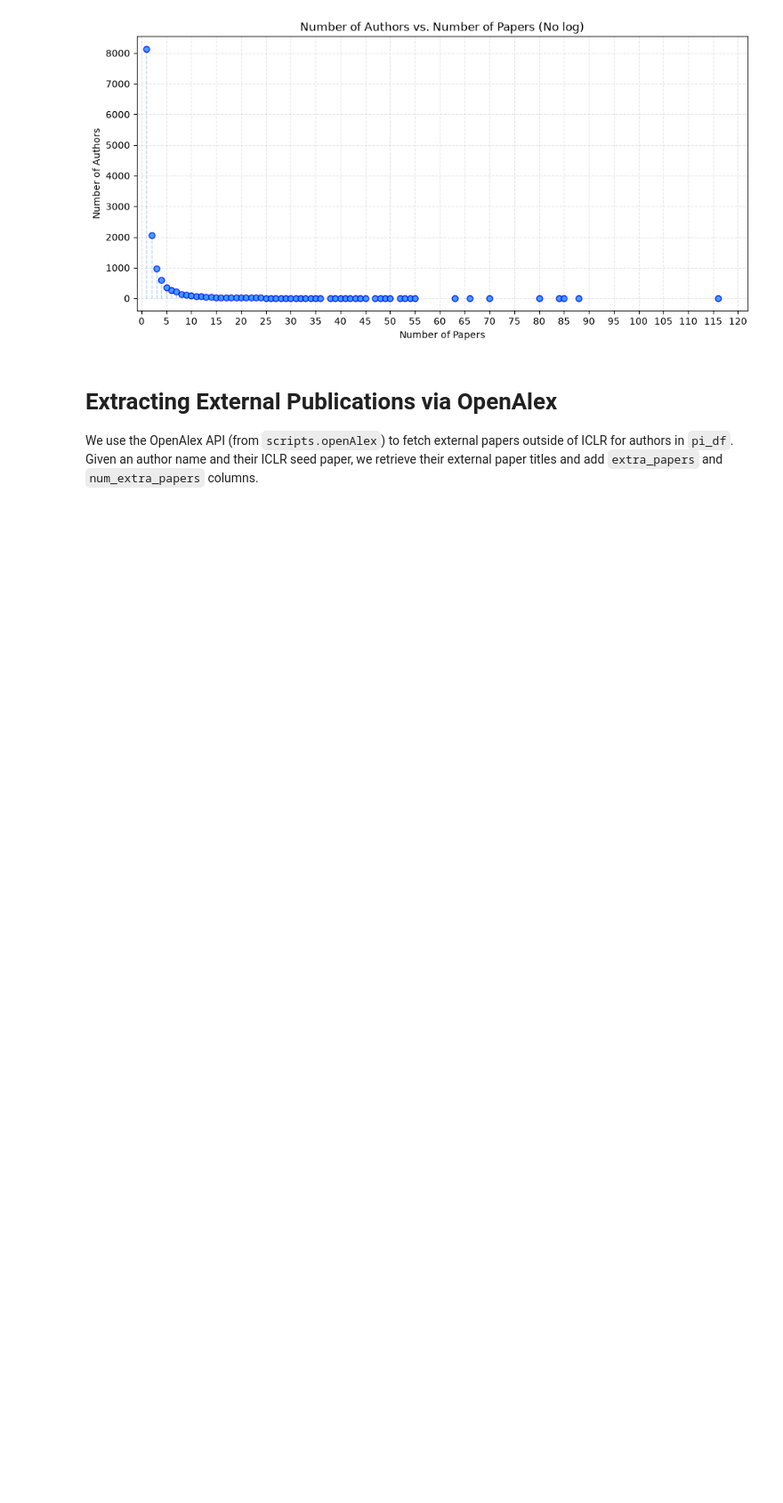
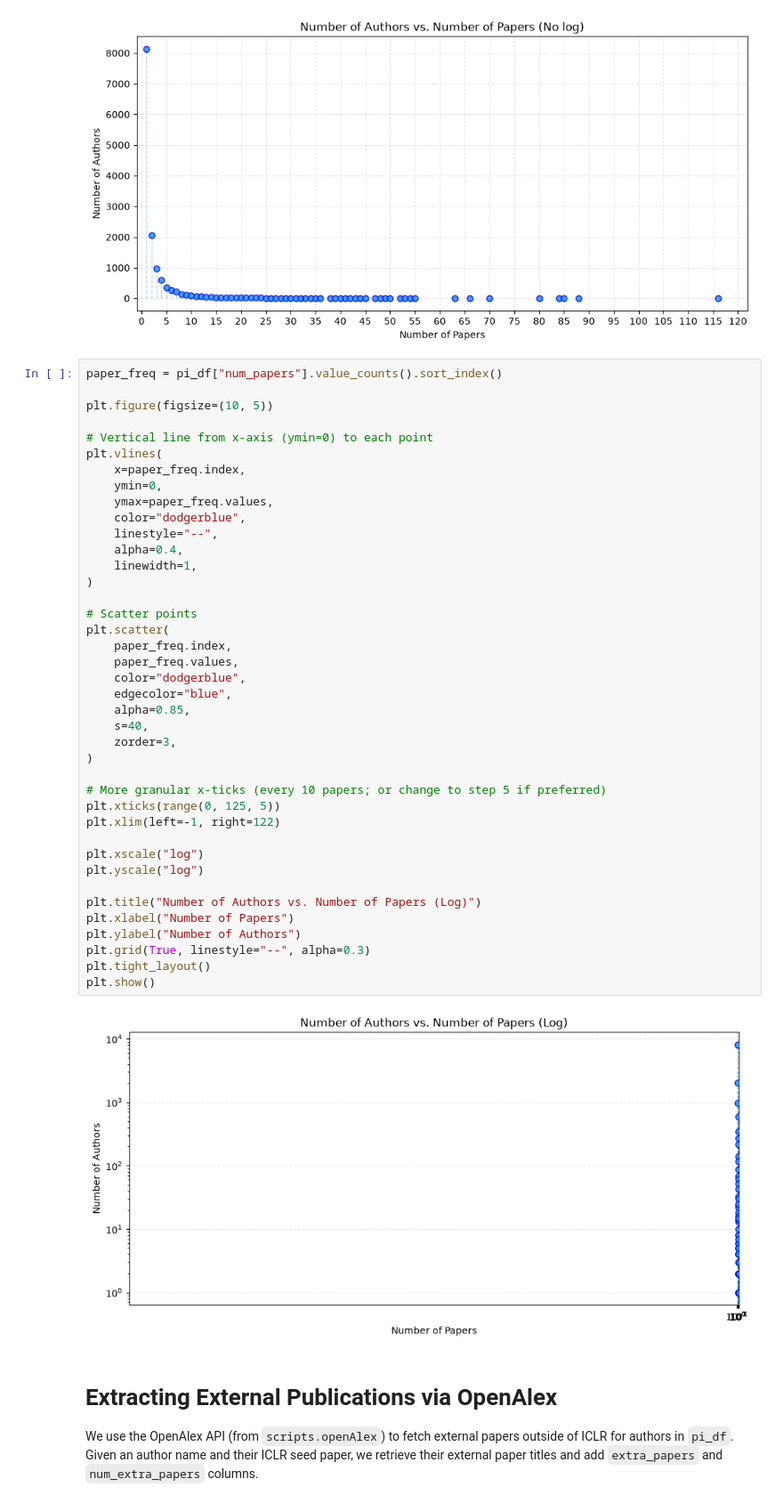
Before and after one commit to angellicodigo/COS424_Project, a Jupyter notebook: initial_analysis.ipynb, the cells around one changed output. Shown at 89% size. Cells and saved outputs as stored; diff of their text form; blank space fills up the shorter version.

```diff
--- a/initial_analysis.ipynb
+++ b/initial_analysis.ipynb
@@ -69,6 +69,48 @@ plt.tight_layout()
 plt.show()
 # %% [output]
 [figure]
+# %%
+paper_freq = pi_df["num_papers"].value_counts().sort_index()
+
+plt.figure(figsize=(10, 5))
+
+# Vertical line from x-axis (ymin=0) to each point
+plt.vlines(
+    x=paper_freq.index,
+    ymin=0,
+    ymax=paper_freq.values,
+    color="dodgerblue",
+    linestyle="--",
+    alpha=0.4,
+    linewidth=1,
+)
+
+# Scatter points
+plt.scatter(
+    paper_freq.index,
+    paper_freq.values,
+    color="dodgerblue",
+    edgecolor="blue",
+    alpha=0.85,
+    s=40,
+    zorder=3,
+)
+
+# More granular x-ticks (every 10 papers; or change to step 5 if preferred)
+plt.xticks(range(0, 125, 5))
+plt.xlim(left=-1, right=122)
+
+plt.xscale("log")
+plt.yscale("log")
+
+plt.title("Number of Authors vs. Number of Papers (Log)")
+plt.xlabel("Number of Papers")
+plt.ylabel("Number of Authors")
+plt.grid(True, linestyle="--", alpha=0.3)
+plt.tight_layout()
+plt.show()
+# %% [output]
+[figure, added]
 # %% [markdown]
 # Extracting External Publications via OpenAlex
 
```
Also changed, not shown: 4 other files.
